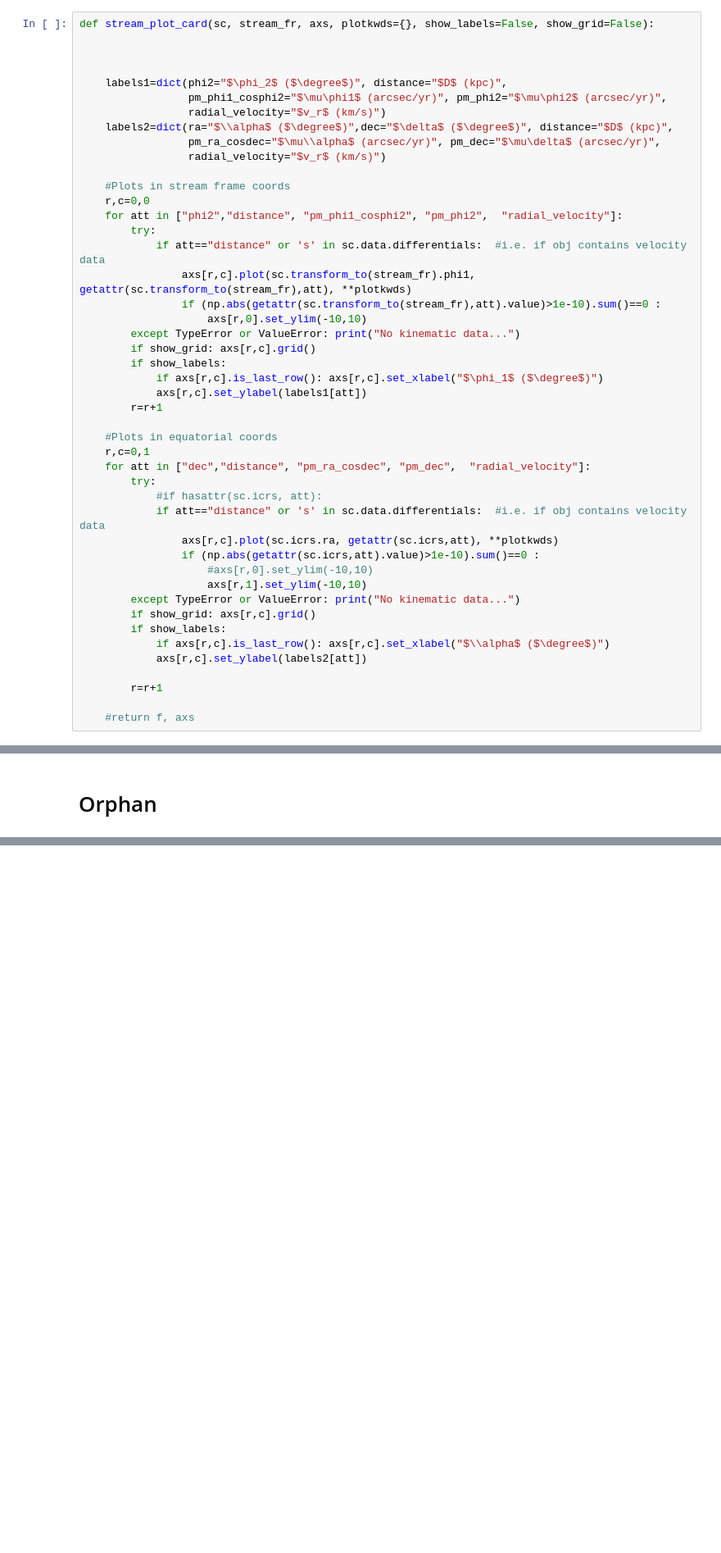
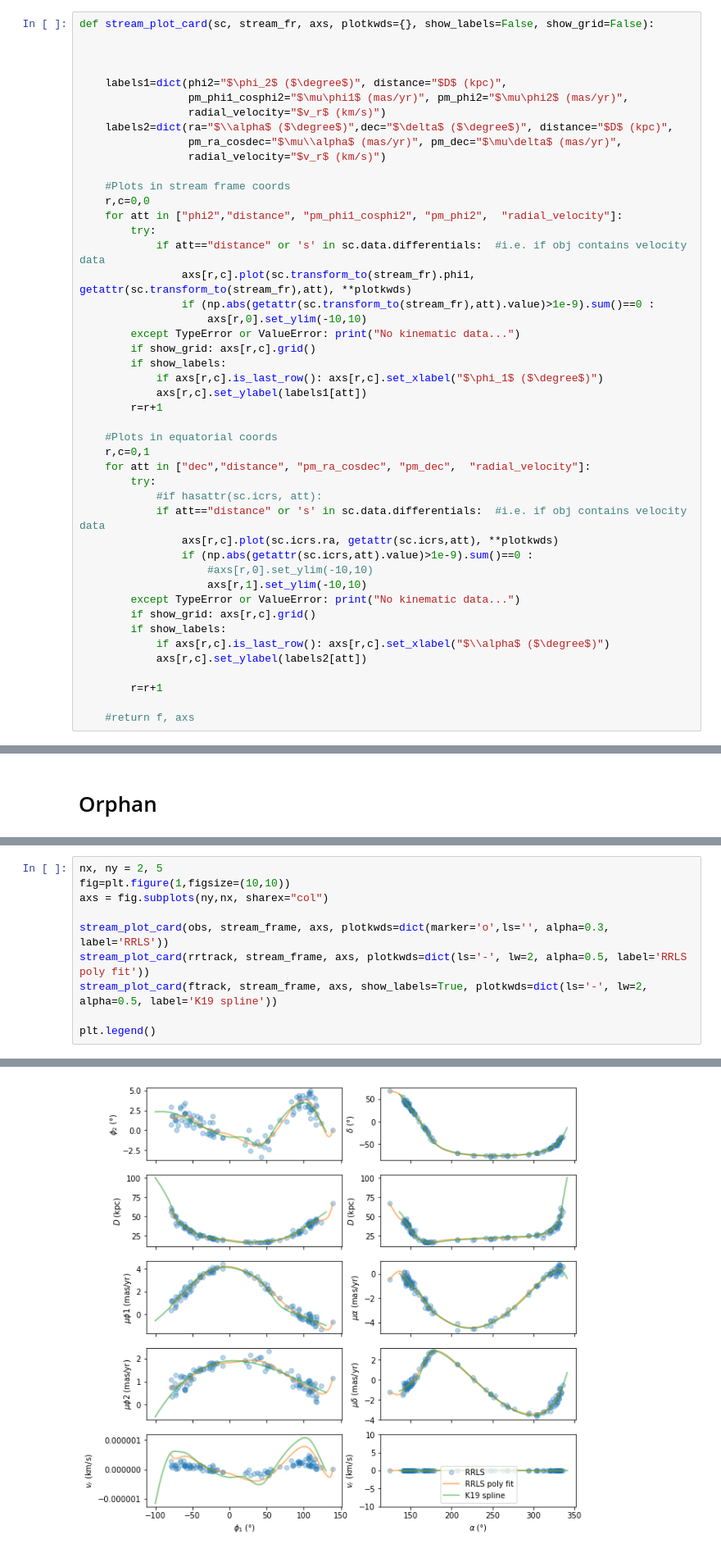
Before and after one commit to cmateu/galstreams, a Jupyter notebook: galstreams/tracks/standardized_tracks.ipynb, the cells around one changed output, grey strips where cells are left out. Shown at 82% size. Saved outputs shown, nothing was run; the diff lists cells and outputs as text; blank space fills up the shorter version.

```diff
--- a/galstreams/tracks/standardized_tracks.ipynb
+++ b/galstreams/tracks/standardized_tracks.ipynb
@@ -179,10 +188,10 @@ def stream_plot_card(sc, stream_fr, axs, plotkwds={}, show_labels=False, show_gr
 
 
     labels1=dict(phi2="$\phi_2$ ($\degree$)", distance="$D$ (kpc)",
-                 pm_phi1_cosphi2="$\mu\phi1$ (arcsec/yr)", pm_phi2="$\mu\phi2$ (arcsec/yr)",
+                 pm_phi1_cosphi2="$\mu\phi1$ (mas/yr)", pm_phi2="$\mu\phi2$ (mas/yr)",
                  radial_velocity="$v_r$ (km/s)")
     labels2=dict(ra="$\\alpha$ ($\degree$)",dec="$\delta$ ($\degree$)", distance="$D$ (kpc)",
-                 pm_ra_cosdec="$\mu\\alpha$ (arcsec/yr)", pm_dec="$\mu\delta$ (arcsec/yr)",
+                 pm_ra_cosdec="$\mu\\alpha$ (mas/yr)", pm_dec="$\mu\delta$ (mas/yr)",
                  radial_velocity="$v_r$ (km/s)")
 
     #Plots in stream frame coords
@@ -191,7 +200,7 @@ def stream_plot_card(sc, stream_fr, axs, plotkwds={}, show_labels=False, show_gr
         try:
             if att=="distance" or 's' in sc.data.differentials:  #i.e. if obj contains velocity data
                 axs[r,c].plot(sc.transform_to(stream_fr).phi1, getattr(sc.transform_to(stream_fr),att), **plotkwds)
-                if (np.abs(getattr(sc.transform_to(stream_fr),att).value)>1e-10).sum()==0 :
+                if (np.abs(getattr(sc.transform_to(stream_fr),att).value)>1e-9).sum()==0 :
                     axs[r,0].set_ylim(-10,10)
         except TypeError or ValueError: print("No kinematic data...")
         if show_grid: axs[r,c].grid()
@@ -207,7 +216,7 @@ def stream_plot_card(sc, stream_fr, axs, plotkwds={}, show_labels=False, show_gr
             #if hasattr(sc.icrs, att):
             if att=="distance" or 's' in sc.data.differentials:  #i.e. if obj contains velocity data
                 axs[r,c].plot(sc.icrs.ra, getattr(sc.icrs,att), **plotkwds)
-                if (np.abs(getattr(sc.icrs,att).value)>1e-10).sum()==0 :
+                if (np.abs(getattr(sc.icrs,att).value)>1e-9).sum()==0 :
                     #axs[r,0].set_ylim(-10,10)
                     axs[r,1].set_ylim(-10,10)
         except TypeError or ValueError: print("No kinematic data...")
@@ -871,0 +928,11 @@ plt.tight_layout()
+# %%
+nx, ny = 2, 5
+fig=plt.figure(1,figsize=(10,10))
+axs = fig.subplots(ny,nx, sharex="col")
+
+stream_plot_card(obs, stream_frame, axs, plotkwds=dict(marker='o',ls='', alpha=0.3, label='RRLS'))
+stream_plot_card(rrtrack, stream_frame, axs, plotkwds=dict(ls='-', lw=2, alpha=0.5, label='RRLS poly fit'))
+stream_plot_card(ftrack, stream_frame, axs, show_labels=True, plotkwds=dict(ls='-', lw=2, alpha=0.5, label='K19 spline'))
+
+plt.legend()
+# %% [output]
@@ -871,0 +940 @@ plt.tight_layout()
+[figure, added]
```
Also changed, not shown: parts of 31 cells of this notebook.
